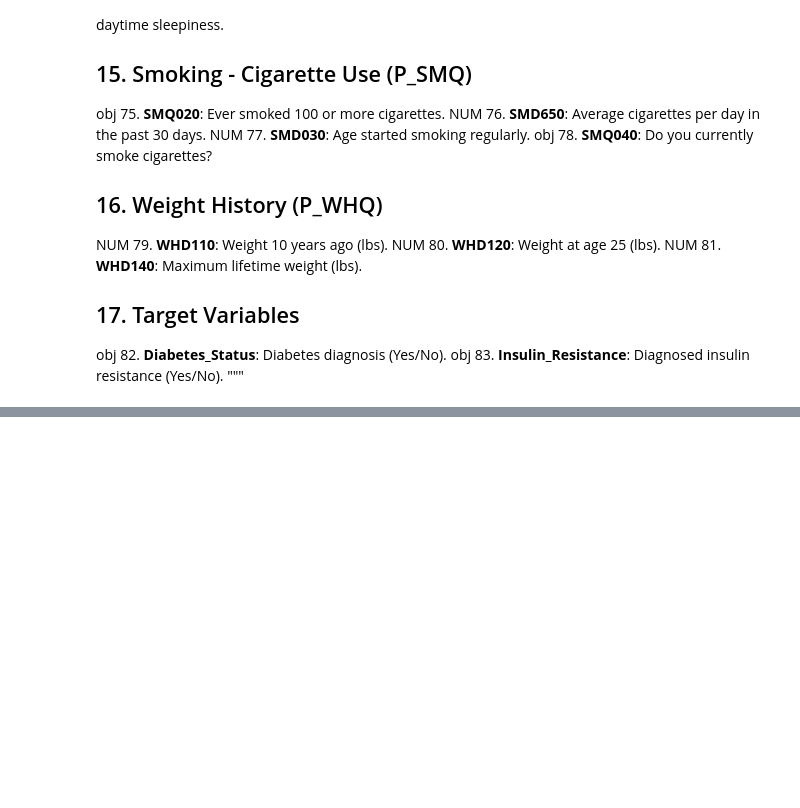
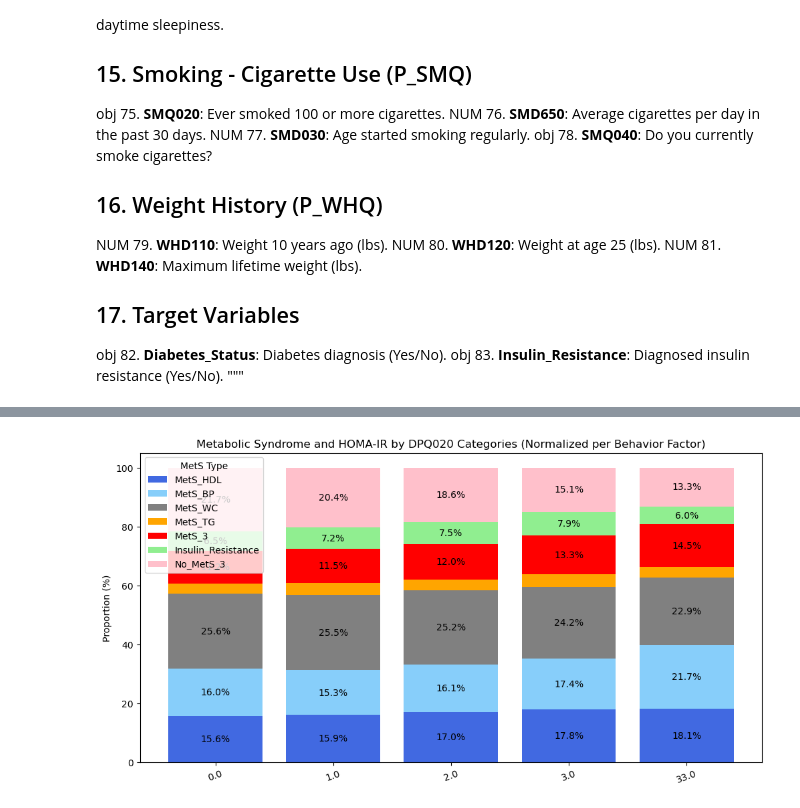
Before and after one commit to artmskfr/HealthScope-Diabetes, a Jupyter notebook: notebooks/data_prep.ipynb, the cells around one changed output, grey strips where cells are left out. Drawn from its saved outputs; the diff is of its cells as text; code cells hidden in the pictures; blank space fills up the shorter version.

```diff
--- a/notebooks/data_prep.ipynb
+++ b/notebooks/data_prep.ipynb
@@ -1371,0 +783,60 @@ Total non-diabetic patients considered in the chart: 16228
+# %%
+import matplotlib.pyplot as plt
+import numpy as np
+
+# 🔹 Метаболические синдромы + "No MetS_3"
+mets_features = ["MetS_HDL", "MetS_BP", "MetS_WC", "MetS_TG", "MetS_3", "Insulin_Resistance"]
+mets_features.append("No_MetS_3")  # Добавляем людей без MetS_3
+
+# 🔹 Поведенческий фактор
+behavior_feature = "DPQ020"
+
+# 🔹 Добавляем "No MetS_3" (люди без MetS_3)
+df["No_MetS_3"] = (df["MetS_3"] == 0).astype(int)
+
+# 🔹 Функция для нормировки по каждому поведенческому фактору
+def behavior_analysis_normalized(df, behavior_feature, mets_features):
+    counts = df.groupby([behavior_feature])[mets_features].sum()
+
+    # ✅ Заменяем keepdims=True на reshape(-1, 1)
+    total_sums = counts.sum(axis=1).values.reshape(-1, 1)  # Гарантируем, что деление идет построчно
+    counts = (counts / total_sums) * 100  # ✅ Гарантированная нормировка до 100%
+
+    return counts.astype(float)  # ✅ Приводим к числовому типу
+
+# 📊 Подсчет распределения
+behavior_counts = behavior_analysis_normalized(df, behavior_feature, mets_features)
+
+# 📌 Визуализация
+x = np.arange(len(behavior_counts))  # Категории поведенческого признака
+width = 0.8  # Ширина столбцов
+colors = ["royalblue", "lightskyblue", "gray", "orange", "red", "lightgreen", "pink"]  # ✅ Добавил 7-й цвет
+
+fig, ax = plt.subplots(figsize=(12, 6))
+
+bottom = np.zeros(len(x), dtype=float)  # ✅ Начальный уровень для stack bar
+
+# 📊 Добавляем столбцы для каждого MetS
+for i, mets_feature in enumerate(mets_features):
+    values = behavior_counts[mets_feature].values.astype(float)  # ✅ Приводим к float
+    bars = ax.bar(x, values, width, label=mets_feature, color=colors[i], bottom=bottom)
+
+    # ✅ Добавляем подписи процентов внутри столбцов
+    for bar in bars:
+        height = bar.get_height()
+        if height > 5:  # ✅ Показываем только если процент достаточно большой
+            ax.text(bar.get_x() + bar.get_width() / 2, bar.get_y() + height / 2,
+                    f"{height:.1f}%", ha='center', va='center', fontsize=10, color="black")
+
+    bottom += values  # ✅ Сдвигаем вверх следующий слой
+
+# 📌 Подписи и оформление
+ax.set_xticks(x)
+ax.set_xticklabels(behavior_counts.index, rotation=20)
+ax.set_ylabel("Proportion (%)")
+ax.set_title(f"Metabolic Syndrome and HOMA-IR by {behavior_feature} Categories (Normalized per Behavior Factor)")
+ax.legend(title="MetS Type")
+
+plt.show()
+# %% [output]
+[figure, added]
```
Also changed, not shown: parts of 48 cells of this notebook, 15 other files.
